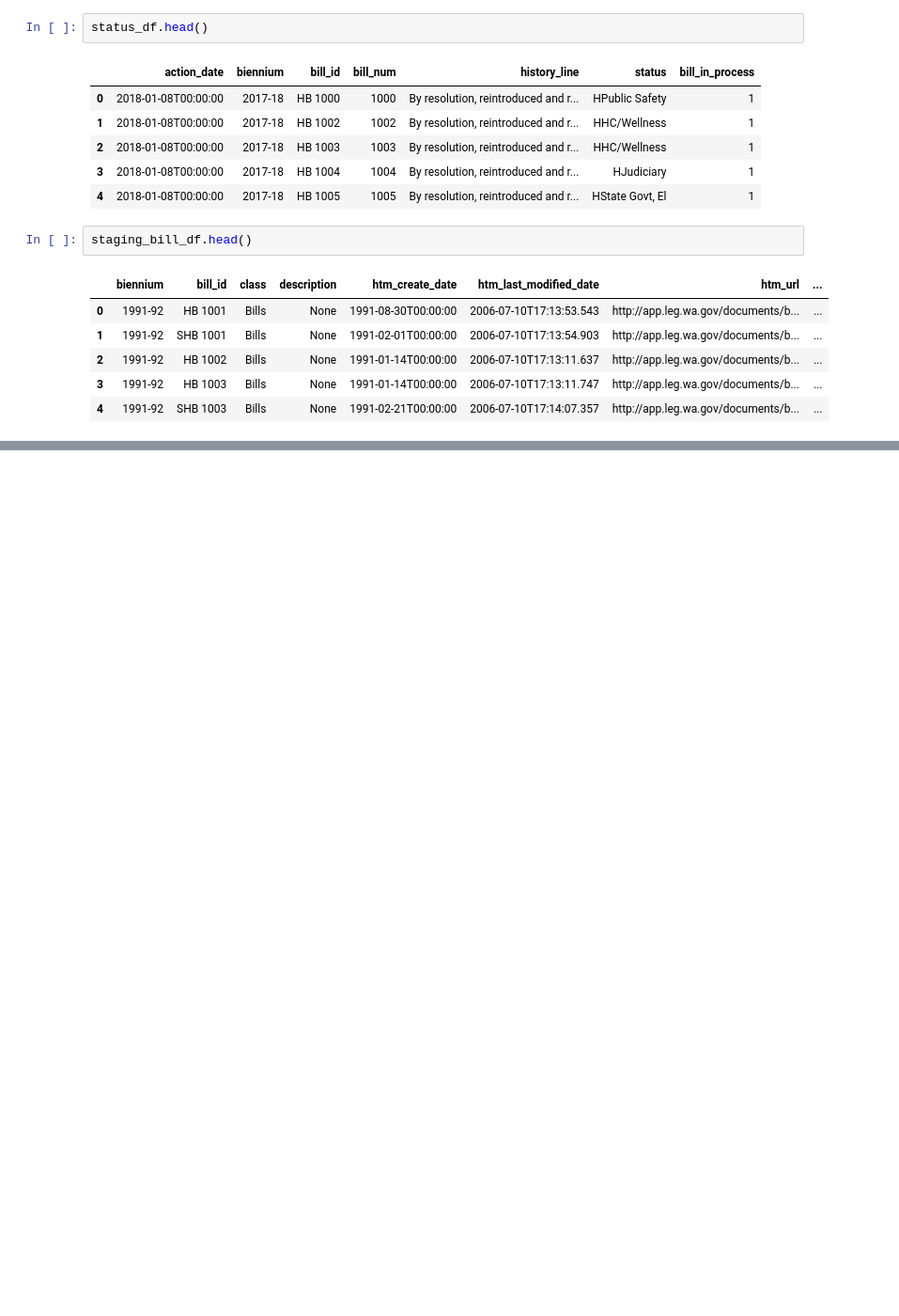
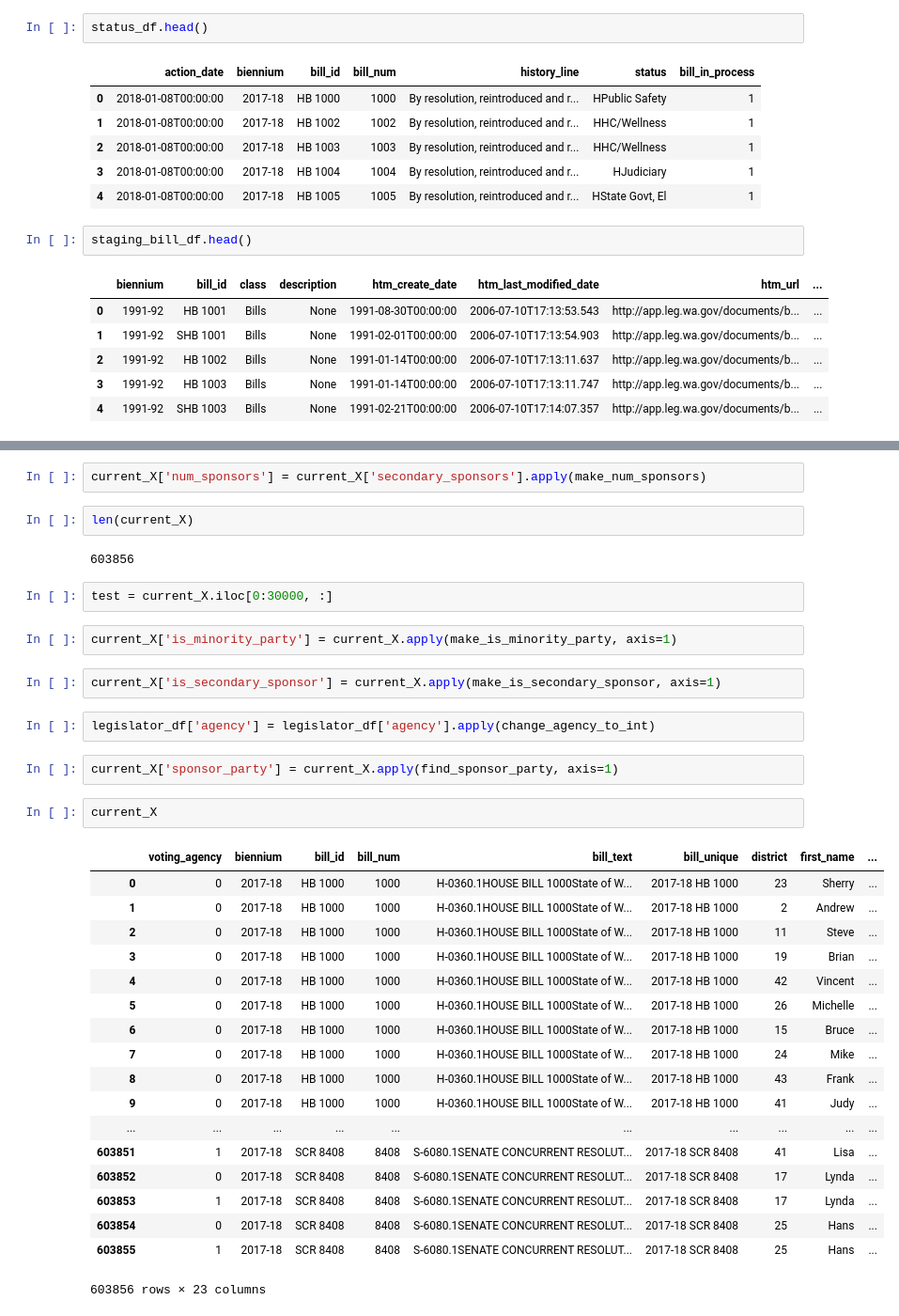
Before and after one commit to ekarboski/washington_state_legislation, a Jupyter notebook: Identify-bills-in-progress.ipynb, the cells around one changed output, grey strips where cells are left out. Shown at 94% size. Cells and saved outputs as stored; diff of their text form; blank space fills up the shorter version.

```diff
--- a/Identify-bills-in-progress.ipynb
+++ b/Identify-bills-in-progress.ipynb
@@ -33,0 +206,37 @@ staging_bill_df.head()
+# %%
+current_X['num_sponsors'] = current_X['secondary_sponsors'].apply(make_num_sponsors)
+# %%
+len(current_X)
+# %% [output]
+603856
+# %%
+test = current_X.iloc[0:30000, :]
+# %%
+current_X['is_minority_party'] = current_X.apply(make_is_minority_party, axis=1)
+# %%
+current_X['is_secondary_sponsor'] = current_X.apply(make_is_secondary_sponsor, axis=1)
+# %%
+legislator_df['agency'] = legislator_df['agency'].apply(change_agency_to_int)
+# %%
+current_X['sponsor_party'] = current_X.apply(find_sponsor_party, axis=1)
+# %%
+current_X
+# %% [output]
+|  | voting_agency | biennium | bill_id | bill_num | bill_text | bill_unique | district | first_name | ... |
+| 0 | 0 | 2017-18 | HB 1000 | 1000 | H-0360.1HOUSE BILL 1000State of W... | 2017-18 HB 1000 | 23 | Sherry | ... |
+| 1 | 0 | 2017-18 | HB 1000 | 1000 | H-0360.1HOUSE BILL 1000State of W... | 2017-18 HB 1000 | 2 | Andrew | ... |
+| 2 | 0 | 2017-18 | HB 1000 | 1000 | H-0360.1HOUSE BILL 1000State of W... | 2017-18 HB 1000 | 11 | Steve | ... |
+| 3 | 0 | 2017-18 | HB 1000 | 1000 | H-0360.1HOUSE BILL 1000State of W... | 2017-18 HB 1000 | 19 | Brian | ... |
+| 4 | 0 | 2017-18 | HB 1000 | 1000 | H-0360.1HOUSE BILL 1000State of W... | 2017-18 HB 1000 | 42 | Vincent | ... |
+| 5 | 0 | 2017-18 | HB 1000 | 1000 | H-0360.1HOUSE BILL 1000State of W... | 2017-18 HB 1000 | 26 | Michelle | ... |
+| 6 | 0 | 2017-18 | HB 1000 | 1000 | H-0360.1HOUSE BILL 1000State of W... | 2017-18 HB 1000 | 15 | Bruce | ... |
+| 7 | 0 | 2017-18 | HB 1000 | 1000 | H-0360.1HOUSE BILL 1000State of W... | 2017-18 HB 1000 | 24 | Mike | ... |
+| 8 | 0 | 2017-18 | HB 1000 | 1000 | H-0360.1HOUSE BILL 1000State of W... | 2017-18 HB 1000 | 43 | Frank | ... |
+| 9 | 0 | 2017-18 | HB 1000 | 1000 | H-0360.1HOUSE BILL 1000State of W... | 2017-18 HB 1000 | 41 | Judy | ... |
+| ... | ... | ... | ... | ... | ... | ... | ... | ... | ... |
+| 603851 | 1 | 2017-18 | SCR 8408 | 8408 | S-6080.1SENATE CONCURRENT RESOLUT... | 2017-18 SCR 8408 | 41 | Lisa | ... |
+| 603852 | 0 | 2017-18 | SCR 8408 | 8408 | S-6080.1SENATE CONCURRENT RESOLUT... | 2017-18 SCR 8408 | 17 | Lynda | ... |
+| 603853 | 1 | 2017-18 | SCR 8408 | 8408 | S-6080.1SENATE CONCURRENT RESOLUT... | 2017-18 SCR 8408 | 17 | Lynda | ... |
+| 603854 | 0 | 2017-18 | SCR 8408 | 8408 | S-6080.1SENATE CONCURRENT RESOLUT... | 2017-18 SCR 8408 | 25 | Hans | ... |
+| 603855 | 1 | 2017-18 | SCR 8408 | 8408 | S-6080.1SENATE CONCURRENT RESOLUT... | 2017-18 SCR 8408 | 25 | Hans | ... |
+603856 rows × 23 columns
```
Also changed, not shown: parts of 22 cells of this notebook.
